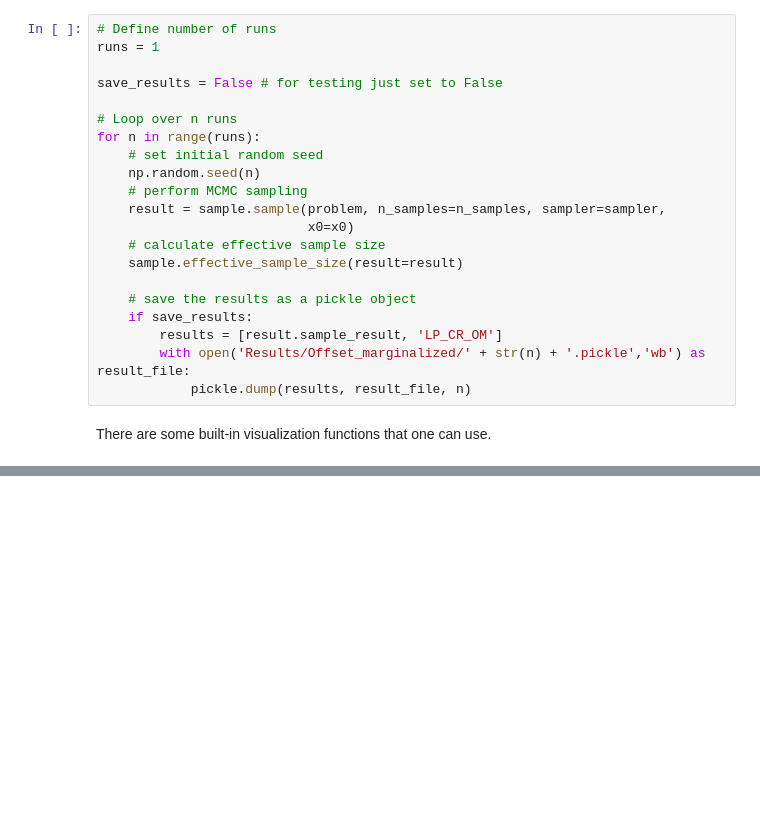
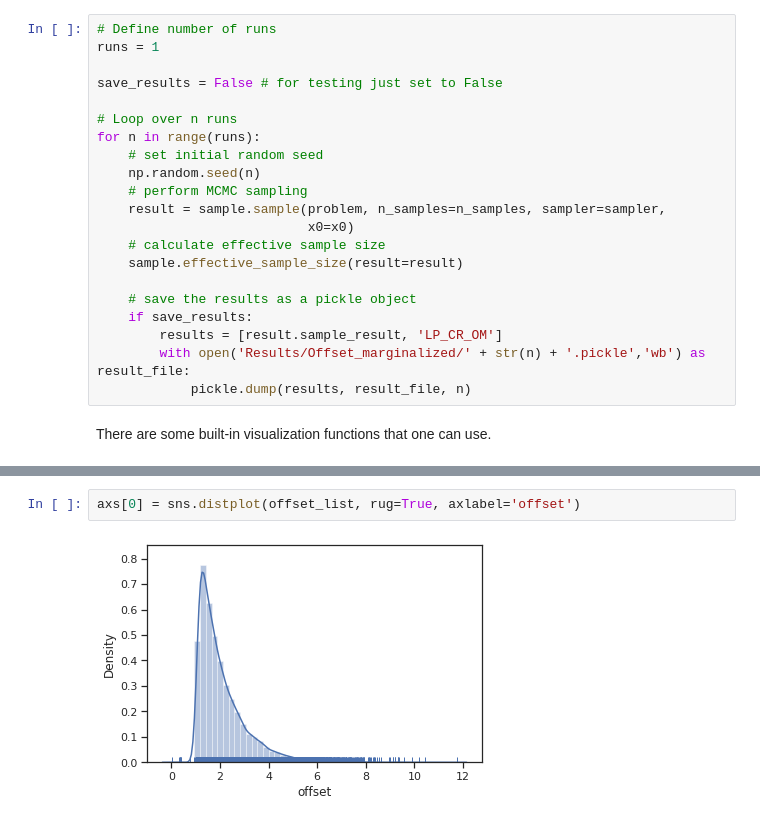
Before and after one commit to feddersmichael/Bachelor-Thesis-Marginal-Sampling, a Jupyter notebook: Sampling/Laplacian_noise/Conversion_Reaction_model/Laplacian_noise_Conversian_Reaction_Offset_Marginalised.ipynb, the cells around one changed output, grey strips where cells are left out. Drawn from its saved outputs; the diff is of its cells as text; blank space fills up the shorter version.

Commit message:
several changes, also offset sampling included

```diff
--- a/Sampling/Laplacian_noise/Conversion_Reaction_model/Laplacian_noise_Conversian_Reaction_Offset_Marginalised.ipynb
+++ b/Sampling/Laplacian_noise/Conversion_Reaction_model/Laplacian_noise_Conversian_Reaction_Offset_Marginalised.ipynb
@@ -158,0 +244,4 @@ ax = visualize.sampling_1d_marginals(result, size=(12,5))
+# %%
+axs[0] = sns.distplot(offset_list, rug=True, axlabel='offset')
+# %% [output]
+[figure, added]
```
Also changed, not shown: parts of 10 cells of this notebook, 2 other files.
